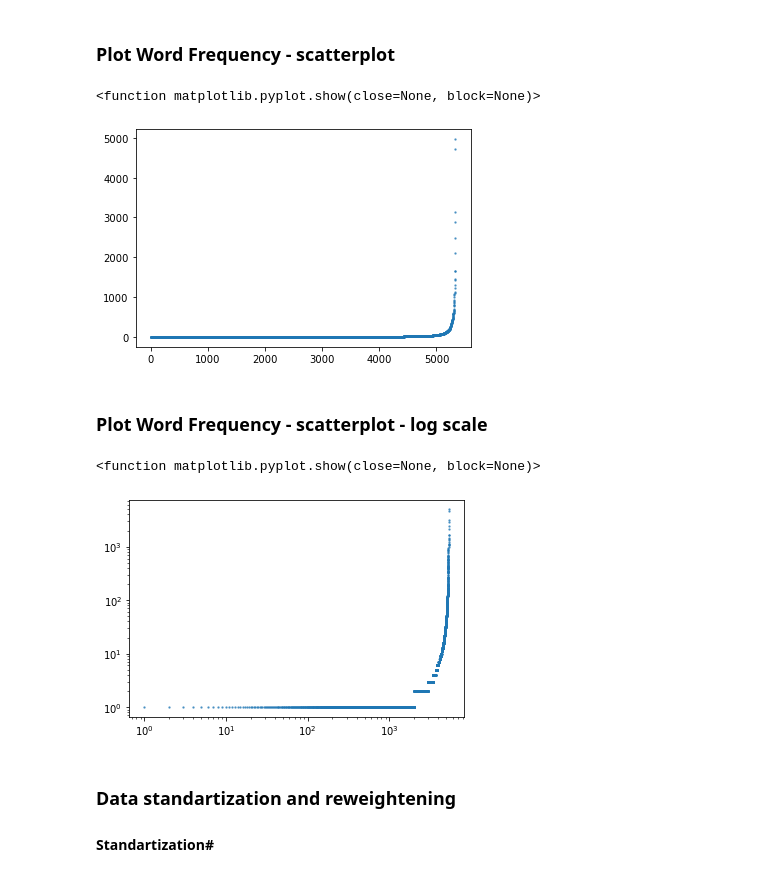
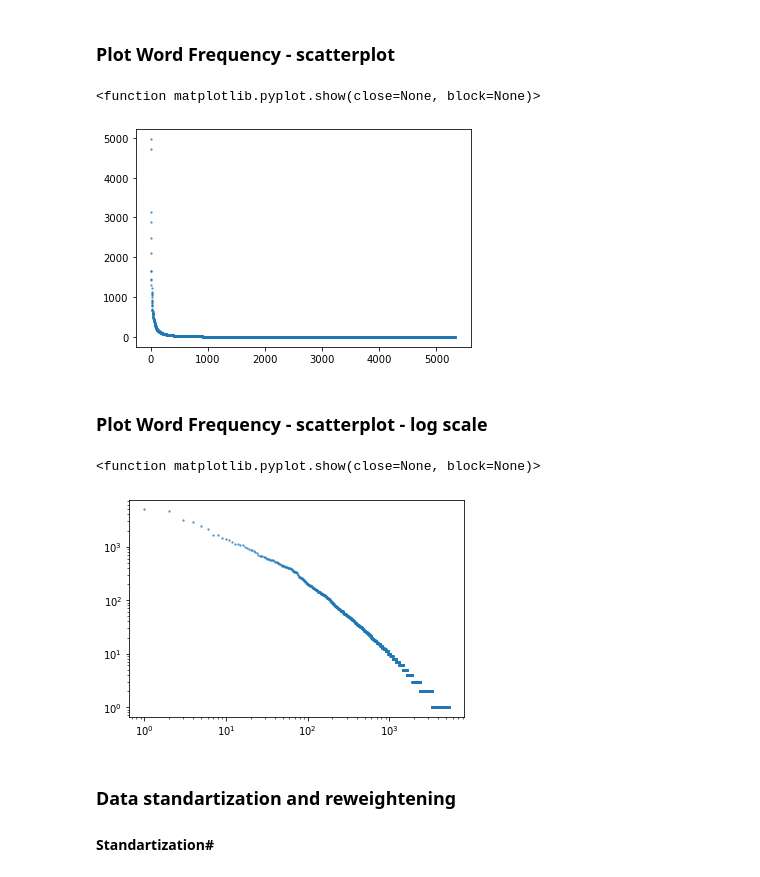
Before and after one commit to Ilan-v/IRRS_Project, a Jupyter notebook: part1/HW1 2022.ipynb, the cells around one changed output. Cells and saved outputs as stored; diff of their text form; code cells hidden in the pictures.

```diff
--- a/part1/HW1 2022.ipynb
+++ b/part1/HW1 2022.ipynb
@@ -541,13 +541,13 @@ top_5_frequant_words
 ### Plot Word Frequency - scatterplot
 # %%
 word_id = range(1, len(totalFrequency)+1)
-frequency_values = sorted(totalFrequency.values())
+frequency_values = sorted(totalFrequency.values(),reverse=True)
 
 plt.scatter(word_id, frequency_values, s=2, alpha=0.6)
 plt.show
 # %% [output]
 <function matplotlib.pyplot.show(close=None, block=None)>
-[figure, old version]
+[figure, new version]
 # %%
 #Does the plot follow Zips' law?
 
@@ -568,7 +568,7 @@ plt.show
 ### END YOUR CODE
 # %% [output]
 <function matplotlib.pyplot.show(close=None, block=None)>
-[figure, old version]
+[figure, new version]
 # %% [markdown]
 ### Data standartization and reweightening
 
```
Also changed, not shown: parts of 5 cells of this notebook.
